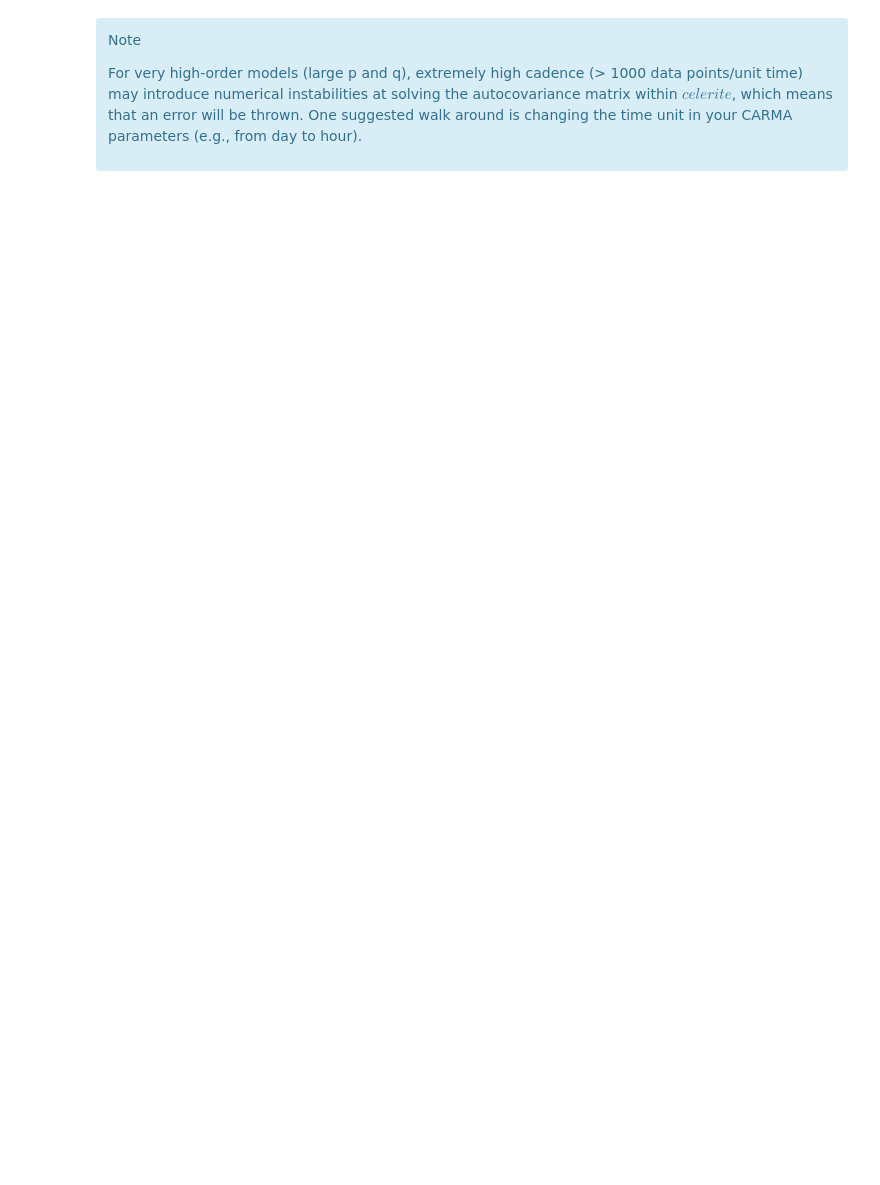
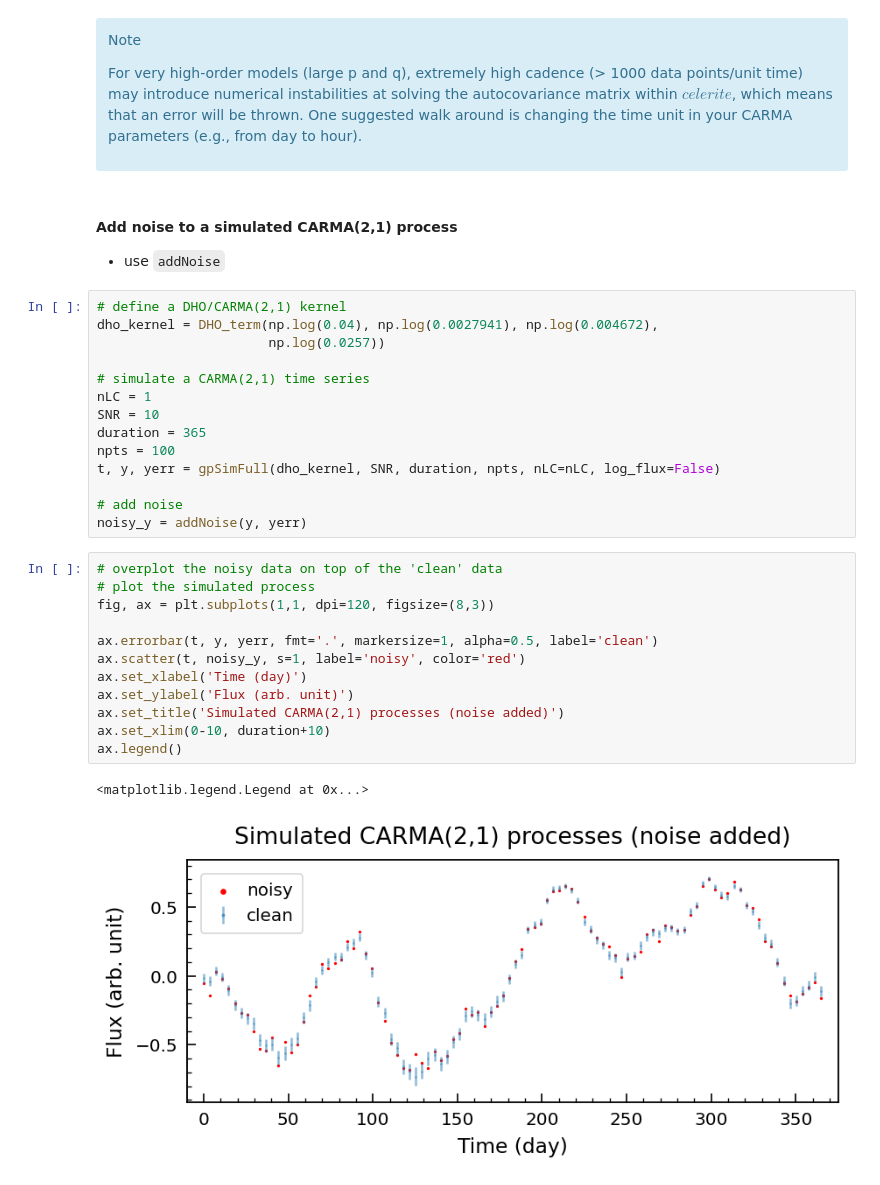
Before and after one commit to ywx649999311/EzTao, a Jupyter notebook: docs/notebooks/02_Simulation.ipynb, the cells around one changed output. Drawn from its saved outputs; the diff is of its cells as text; blank space fills up the shorter version.

```diff
--- a/docs/notebooks/02_Simulation.ipynb
+++ b/docs/notebooks/02_Simulation.ipynb
@@ -155,3 +156,35 @@ Note
 For very high-order models (large p and q), extremely high cadence (> 1000 data points/unit time) may introduce numerical instabilities at solving the autocovariance matrix within $\mathit{celerite}$, which means that an error will be thrown. One suggested walk around is changing the time unit in your CARMA parameters (e.g., from day to hour).
 
 </div>
+# %% [markdown]
+#### Add noise to a simulated CARMA(2,1) process
+- use `addNoise`
+# %%
+# define a DHO/CARMA(2,1) kernel
+dho_kernel = DHO_term(np.log(0.04), np.log(0.0027941), np.log(0.004672),
+                      np.log(0.0257))
+
+# simulate a CARMA(2,1) time series
+nLC = 1
+SNR = 10
+duration = 365
+npts = 100
+t, y, yerr = gpSimFull(dho_kernel, SNR, duration, npts, nLC=nLC, log_flux=False)
+
+# add noise
+noisy_y = addNoise(y, yerr)
+# %%
+# overplot the noisy data on top of the 'clean' data
+# plot the simulated process
+fig, ax = plt.subplots(1,1, dpi=120, figsize=(8,3))
+
+ax.errorbar(t, y, yerr, fmt='.', markersize=1, alpha=0.5, label='clean')
+ax.scatter(t, noisy_y, s=1, label='noisy', color='red')
+ax.set_xlabel('Time (day)')
+ax.set_ylabel('Flux (arb. unit)')
+ax.set_title('Simulated CARMA(2,1) processes (noise added)')
+ax.set_xlim(0-10, duration+10)
+ax.legend()
+# %% [output]
+<matplotlib.legend.Legend at 0x...>
+[figure, added]
```
Also changed, not shown: parts of 6 cells of this notebook, 1 other file.
